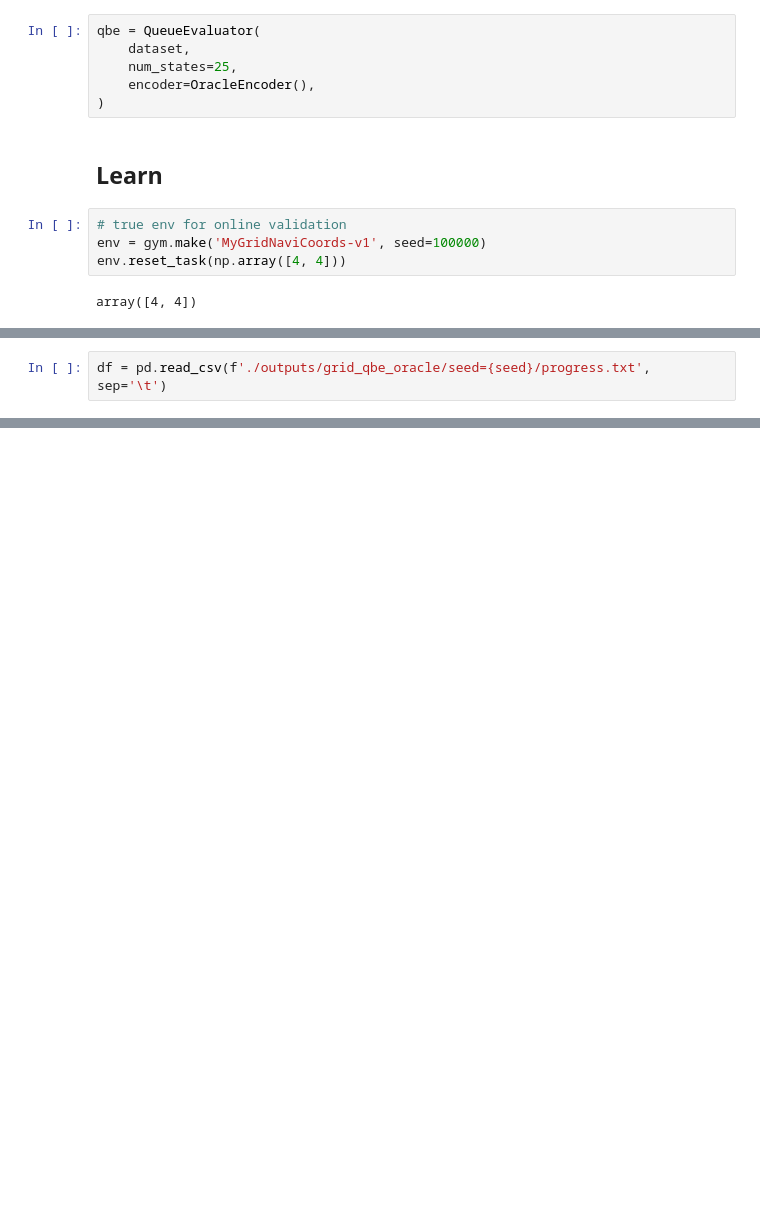
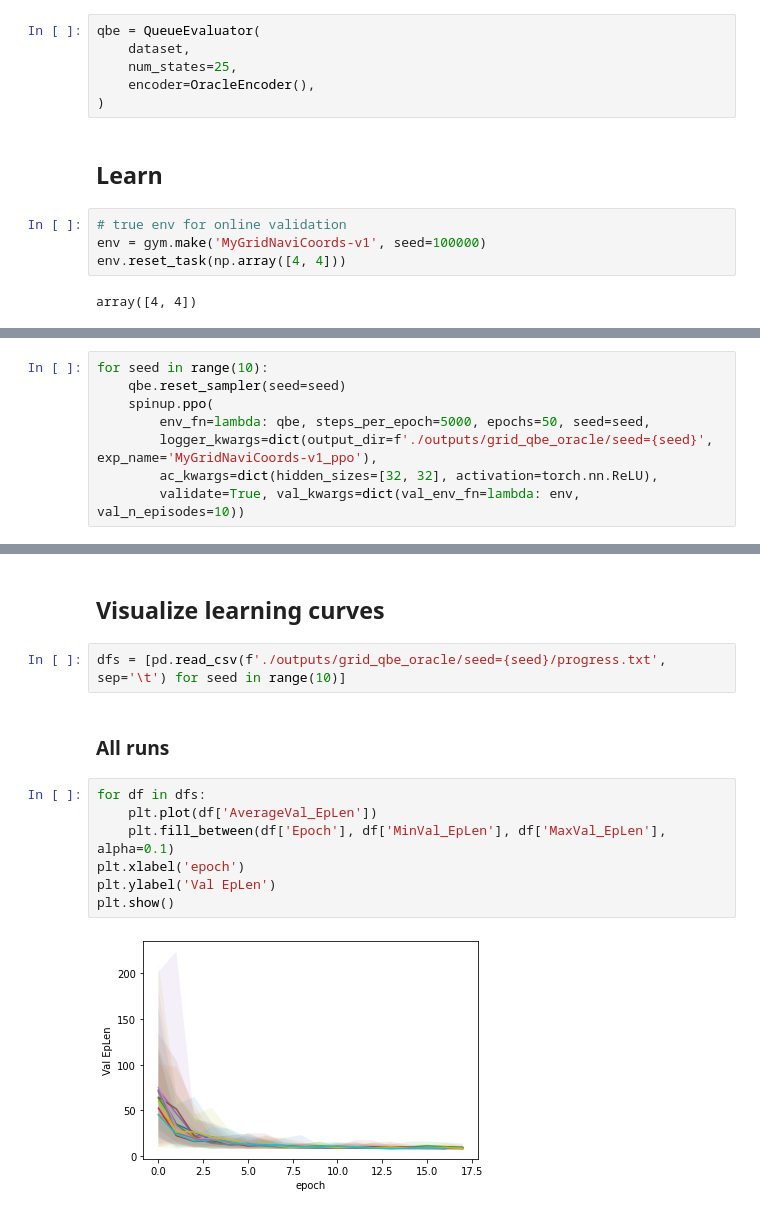
Before and after one commit to microsoft/rl-offline-simulation, a Jupyter notebook: notebooks/grid-ppo-qbe-oracle.ipynb, the cells around one changed output, grey strips where cells are left out. Drawn from its saved outputs; the diff is of its cells as text; blank space fills up the shorter version.

```diff
--- a/notebooks/grid-ppo-qbe-oracle.ipynb
+++ b/notebooks/grid-ppo-qbe-oracle.ipynb
@@ -96,2 +58,0 @@ import matplotlib.pyplot as plt
-# %%
-df = pd.read_csv(f'./outputs/grid_qbe_oracle/seed={seed}/progress.txt', sep='\t')
@@ -113,0 +59,8 @@ plt.show()
+# %%
+for seed in range(10):
+    qbe.reset_sampler(seed=seed)
+    spinup.ppo(
+        env_fn=lambda: qbe, steps_per_epoch=5000, epochs=50, seed=seed,
+        logger_kwargs=dict(output_dir=f'./outputs/grid_qbe_oracle/seed={seed}', exp_name='MyGridNaviCoords-v1_ppo'),
+        ac_kwargs=dict(hidden_sizes=[32, 32], activation=torch.nn.ReLU),
+        validate=True, val_kwargs=dict(val_env_fn=lambda: env, val_n_episodes=10))
@@ -113,0 +85,15 @@ plt.show()
+# %% [markdown]
+## Visualize learning curves
+# %%
+dfs = [pd.read_csv(f'./outputs/grid_qbe_oracle/seed={seed}/progress.txt', sep='\t') for seed in range(10)]
+# %% [markdown]
+### All runs
+# %%
+for df in dfs:
+    plt.plot(df['AverageVal_EpLen'])
+    plt.fill_between(df['Epoch'], df['MinVal_EpLen'], df['MaxVal_EpLen'], alpha=0.1)
+plt.xlabel('epoch')
+plt.ylabel('Val EpLen')
+plt.show()
+# %% [output]
+[figure, added]
```
Also changed, not shown: parts of 16 cells of this notebook, 4 other files.
